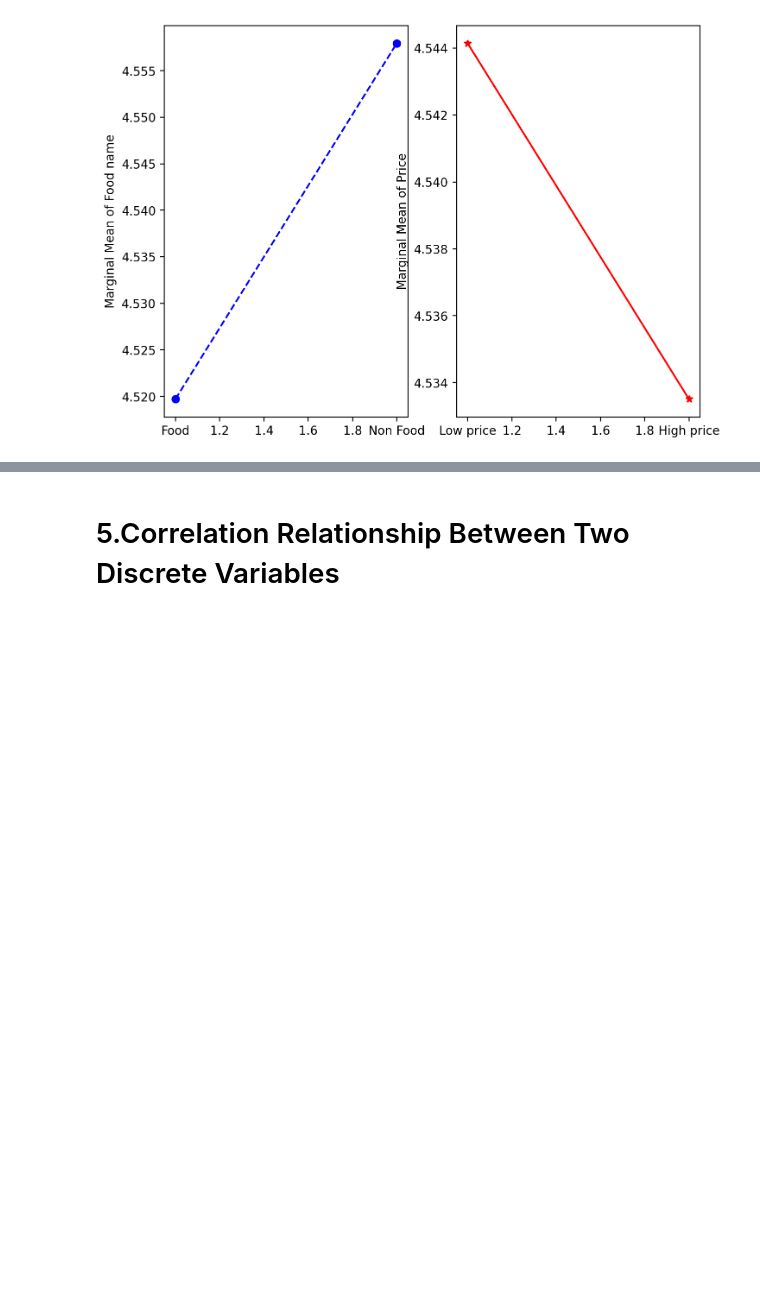
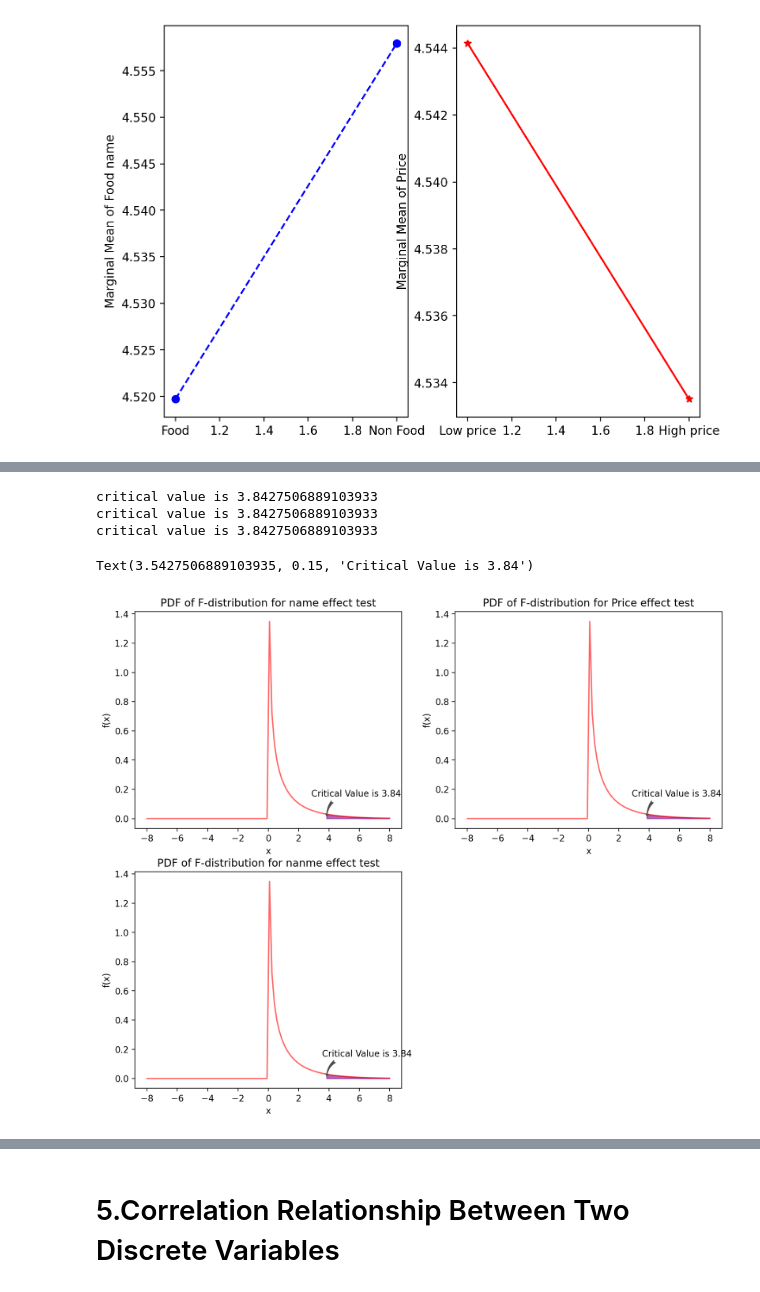
Before and after one commit to ZJHRyan/pp-workshop-try, a Jupyter notebook: useful.ipynb, the cells around one changed output, grey strips where cells are left out. Drawn from its saved outputs; the diff is of its cells as text; code cells hidden in the pictures; blank space fills up the shorter version.

```diff
--- a/useful.ipynb
+++ b/useful.ipynb
@@ -609,0 +654,68 @@ Text(0, 0.5, 'Marginal Mean of Price')
+# %%
+# Given a Type I error 5%, use the inverse function of CDF of F-distribution to compute critical value(s) of one-sided critical regions for factor and interaction effects
+
+import scipy.stats as sts
+import matplotlib.pyplot as plt
+import numpy as np
+
+
+#generate a figure with size 12 in x 8 in and dpi=200
+fig_two = plt.figure(figsize=(12, 10), dpi=200)
+#the figure has 2 x 2 layout
+
+ax1_two=fig_two.add_subplot(2,2,1)
+ax2_two=fig_two.add_subplot(2,2,2)
+ax3_two=fig_two.add_subplot(2,2,3)
+
+#ax1 is the first subplot, showing the critical region of material effect test
+x11 = np.linspace(-8, 8, 100)
+ax1_two.plot(x11, sts.f.pdf(x11,dof_SSA, dof_SSE,loc=0, scale=1), 'r-', alpha=0.6)
+ax1_two.set_title('PDF of F-distribution for name effect test')
+ax1_two.set_ylabel('f(x)')
+ax1_two.set_xlabel('x')
+
+C_value_material=sts.f.ppf(0.95, dof_SSA, dof_SSE, loc=0, scale=1)
+print('critical value is', C_value_material)
+x12= np.linspace(C_value_material,8, 100)
+ax1_two.fill_between(x12, sts.f.pdf(x12,dof_SSA, dof_SSE,loc=0, scale=1), color='purple',alpha=0.6)
+ax1_two.annotate(f'Critical Value is {round(C_value_material,2)}',(C_value_material,0),(C_value_material-1,0.15),arrowprops=dict(arrowstyle="fancy",
+                            fc="0.3", ec="none",
+                            connectionstyle="angle3,angleA=0,angleB=-90"))
+
+
+#ax2 is the second subplot, showing the critical region of temperature effect test
+x21 = np.linspace(-8, 8, 100)
+ax2_two.plot(x21, sts.f.pdf(x21,dof_SSB, dof_SSE,loc=0, scale=1), 'r-', alpha=0.6)
+ax2_two.set_title('PDF of F-distribution for Price effect test')
+ax2_two.set_ylabel('f(x)')
+ax2_two.set_xlabel('x')
+
+C_value_temperature=sts.f.ppf(0.95, dof_SSB, dof_SSE, loc=0, scale=1)
+print('critical value is', C_value_temperature)
+x22= np.linspace(C_value_temperature,8, 100)
+ax2_two.fill_between(x22, sts.f.pdf(x22,dof_SSB, dof_SSE,loc=0, scale=1), color='purple',alpha=0.6)
+ax2_two.annotate(f'Critical Value is {round(C_value_temperature,2)}',(C_value_temperature,0),(C_value_temperature-1,0.15),arrowprops=dict(arrowstyle="fancy",
+                            fc="0.3", ec="none",
+                            connectionstyle="angle3,angleA=0,angleB=-90"))
+
+#ax3 is the third subplot, showing the critical region of interaction effect test
+x31 = np.linspace(-8, 8, 100)
+ax3_two.plot(x31, sts.f.pdf(x31,dof_SSAB, dof_SSE,loc=0, scale=1), 'r-', alpha=0.6)
+ax3_two.set_title('PDF of F-distribution for nanme effect test')
+ax3_two.set_ylabel('f(x)')
+ax3_two.set_xlabel('x')
+
+
+C_value_interation=sts.f.ppf(0.95, dof_SSAB, dof_SSE, loc=0, scale=1)
+print('critical value is', C_value_interation)
+x32= np.linspace(C_value_interation,8, 100)
+ax3_two.fill_between(x32, sts.f.pdf(x32,dof_SSAB, dof_SSE,loc=0, scale=1), color='purple',alpha=0.6)
+ax3_two.annotate(f'Critical Value is {round(C_value_interation,2)}',(C_value_interation,0),(C_value_interation-0.3,0.15),arrowprops=dict(arrowstyle="fancy",
+                            fc="0.3", ec="none",
+                            connectionstyle="angle3,angleA=0,angleB=-90"))
+# %% [output]
+critical value is 3.8427506889103933
+critical value is 3.8427506889103933
+critical value is 3.8427506889103933
+Text(3.5427506889103935, 0.15, 'Critical Value is 3.84')
+[figure, added]
```
Also changed, not shown: parts of 34 cells of this notebook.
